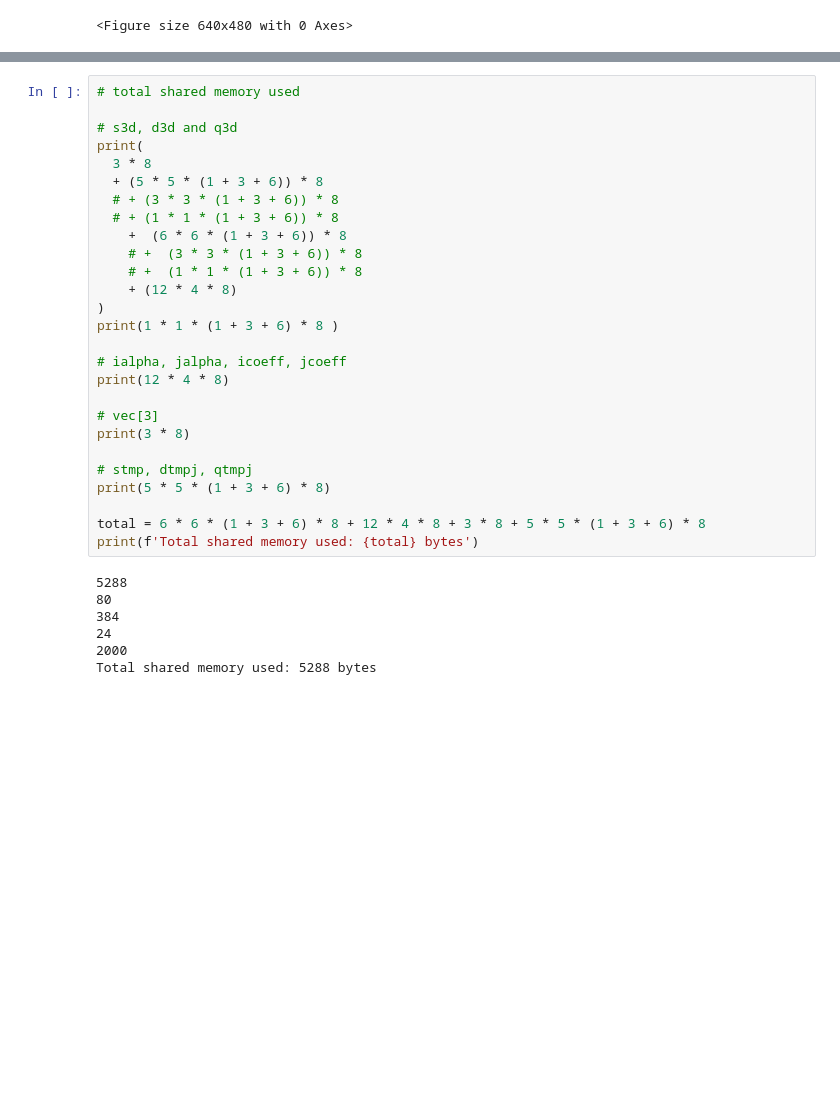
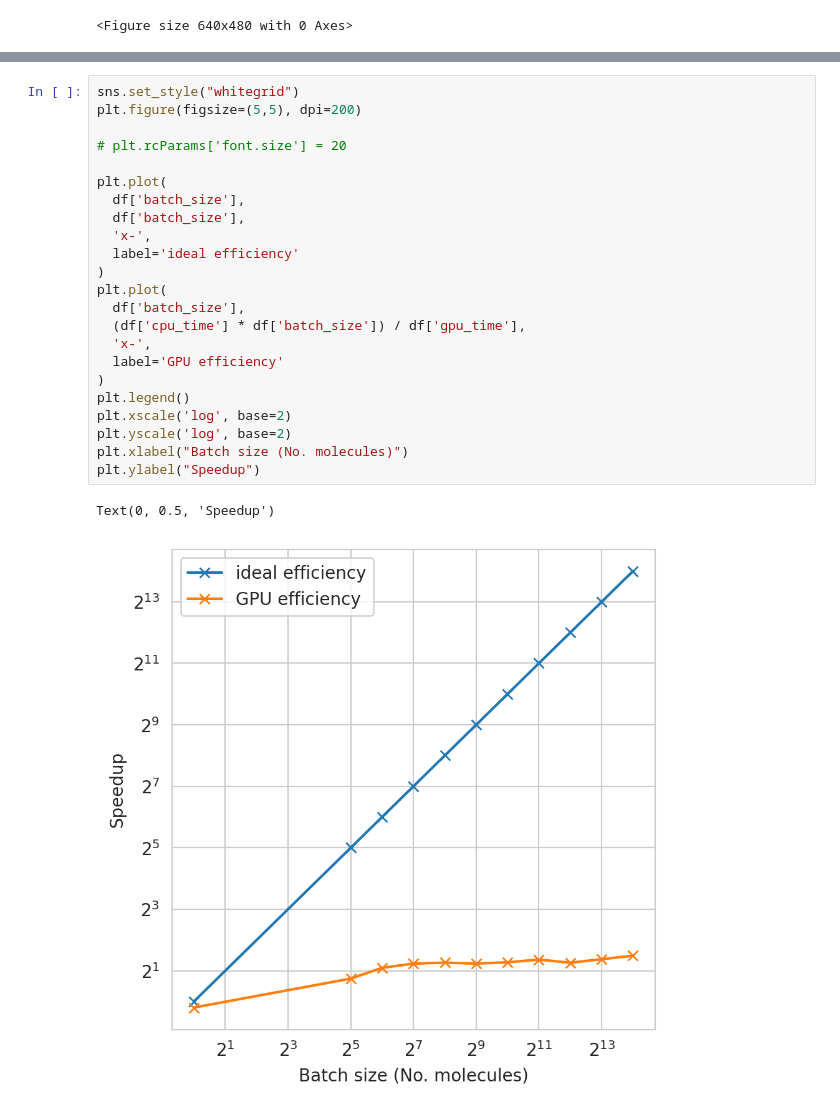
Before and after one commit to tornikeo/tblite, a Jupyter notebook: notes/make_figures.ipynb, the cells around one changed output, grey strips where cells are left out. Saved outputs shown, nothing was run; the diff lists cells and outputs as text; blank space fills up the shorter version.

```diff
--- a/notes/make_figures.ipynb
+++ b/notes/make_figures.ipynb
@@ -276,34 +277,26 @@ df
-# %%
-# total shared memory used
-
-# s3d, d3d and q3d
-print(
-  3 * 8
-  + (5 * 5 * (1 + 3 + 6)) * 8
-  # + (3 * 3 * (1 + 3 + 6)) * 8
-  # + (1 * 1 * (1 + 3 + 6)) * 8
-    +  (6 * 6 * (1 + 3 + 6)) * 8
-    # +  (3 * 3 * (1 + 3 + 6)) * 8
-    # +  (1 * 1 * (1 + 3 + 6)) * 8
-    + (12 * 4 * 8)
-)
-print(1 * 1 * (1 + 3 + 6) * 8 )
-
-# ialpha, jalpha, icoeff, jcoeff
-print(12 * 4 * 8)
-
-# vec[3]
-print(3 * 8)
-
-# stmp, dtmpj, qtmpj
-print(5 * 5 * (1 + 3 + 6) * 8)
-
-total = 6 * 6 * (1 + 3 + 6) * 8 + 12 * 4 * 8 + 3 * 8 + 5 * 5 * (1 + 3 + 6) * 8
-print(f'Total shared memory used: {total} bytes')
-# %% [output]
-5288
-80
-384
-24
-2000
-Total shared memory used: 5288 bytes
+# %%
+sns.set_style("whitegrid")
+plt.figure(figsize=(5,5), dpi=200)
+
+# plt.rcParams['font.size'] = 20
+
+plt.plot(
+  df['batch_size'],
+  df['batch_size'],
+  'x-',
+  label='ideal efficiency'
+)
+plt.plot(
+  df['batch_size'],
+  (df['cpu_time'] * df['batch_size']) / df['gpu_time'],
+  'x-',
+  label='GPU efficiency'
+)
+plt.legend()
+plt.xscale('log', base=2)
+plt.yscale('log', base=2)
+plt.xlabel("Batch size (No. molecules)")
+plt.ylabel("Speedup")
+# %% [output]
+Text(0, 0.5, 'Speedup')
+[figure, added]
```
Also changed, not shown: parts of 3 cells of this notebook, 2 other files.
